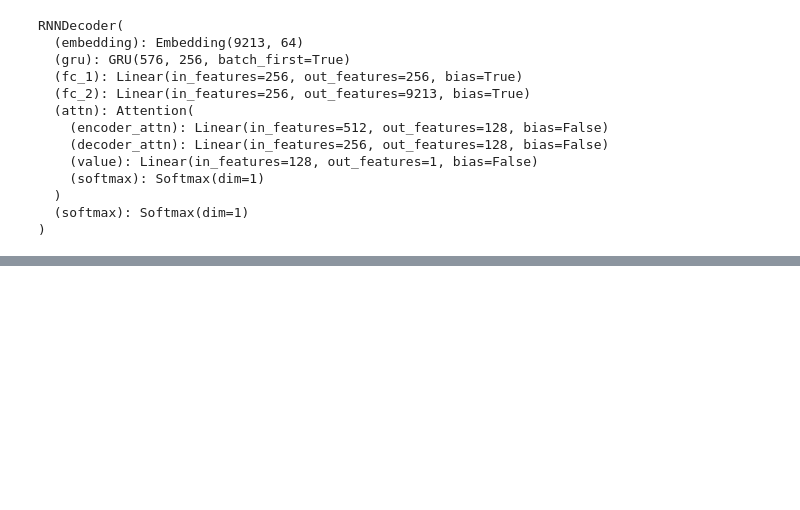
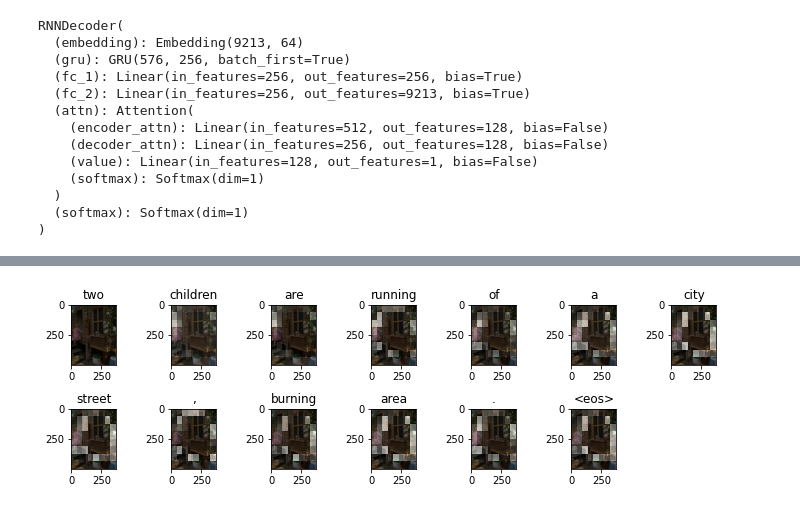
Before and after one commit to kad99kev/Image-Captioning, a Jupyter notebook: Evaluation.ipynb, the cells around one changed output, grey strips where cells are left out. Cells and saved outputs as stored; diff of their text form; code cells hidden in the pictures; blank space fills up the shorter version.

Commit message:
Finished evaluer

```diff
--- a/Evaluation.ipynb
+++ b/Evaluation.ipynb
@@ -71,0 +69,4 @@ TypeError: forward() missing 2 required positional arguments: 'encoder_output' a
+# %%
+evaluer = Evaluer(encoder, decoder, vocab, 42, 64)
+# %%
+result, attention_plot = evaluer.evaluate(image)
@@ -71,0 +89,4 @@ TypeError: forward() missing 2 required positional arguments: 'encoder_output' a
+# %%
+plot_attention(image, result, attention_plot)
+# %% [output]
+[figure, added]
```
Also changed, not shown: parts of 6 cells of this notebook, 2 other files.
